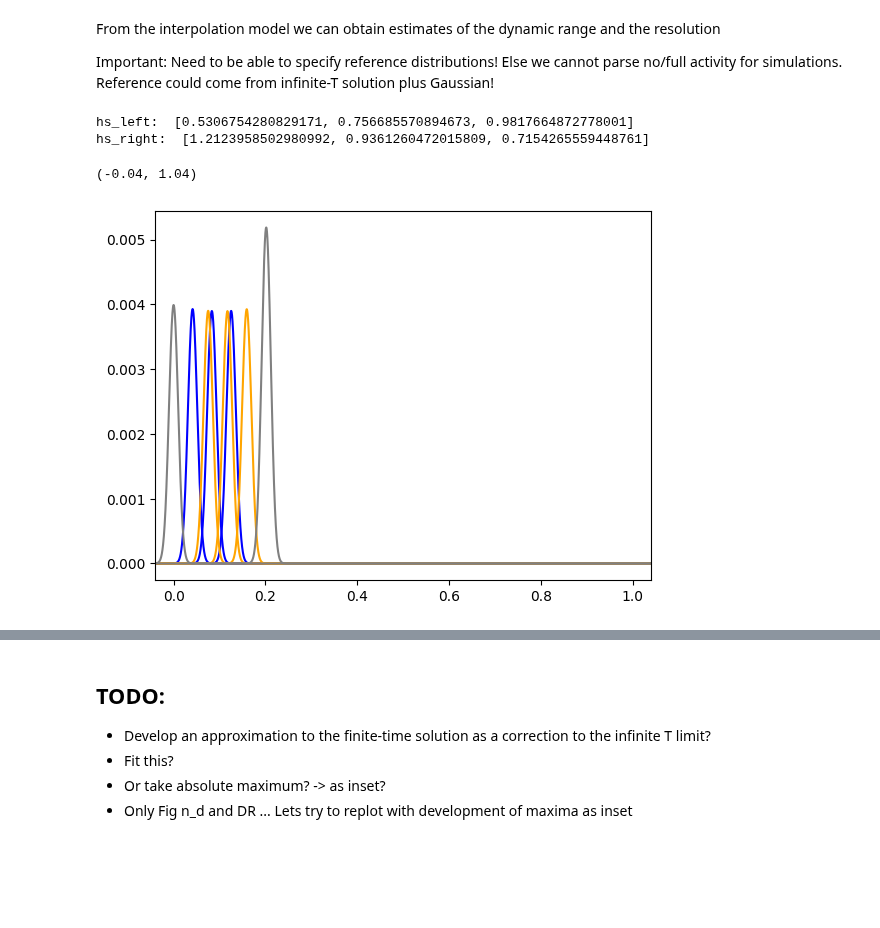
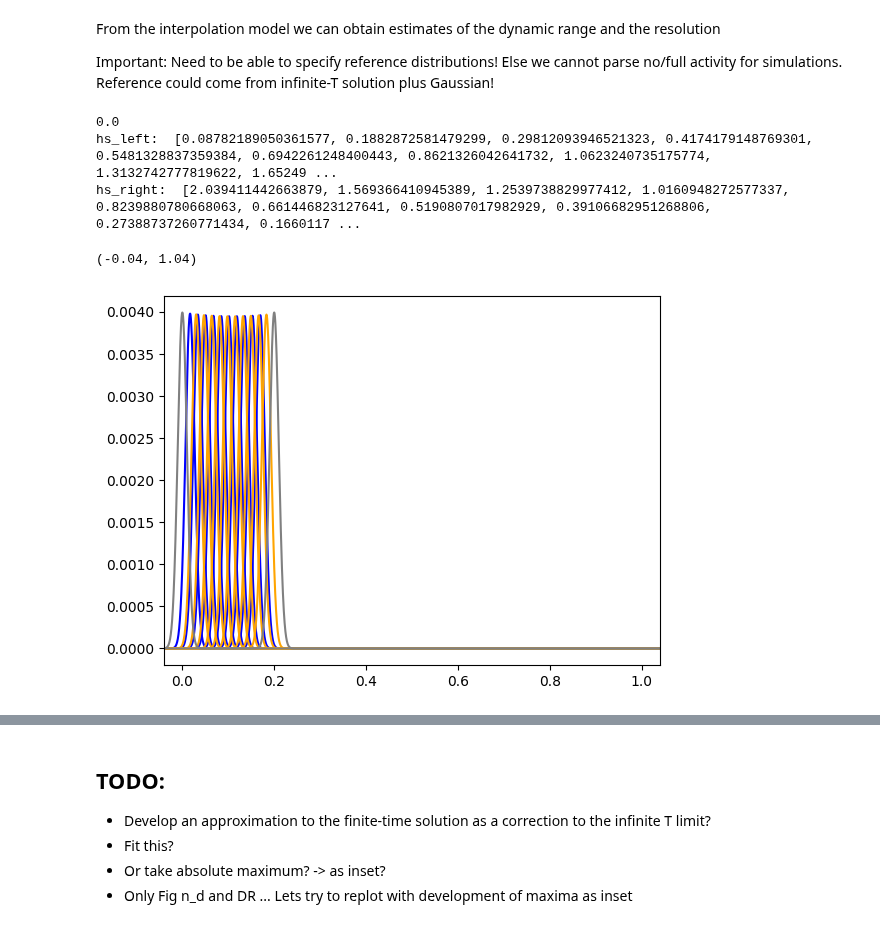
Before and after one commit to sahelazizpour/Finite-Observation-Dynamic-Range, a Jupyter notebook: 0_update/analysis.ipynb, the cells around one changed output, grey strips where cells are left out. Drawn from its saved outputs; the diff is of its cells as text; code cells hidden in the pictures; blank space fills up the shorter version.

```diff
--- a/0_update/analysis.ipynb
+++ b/0_update/analysis.ipynb
@@ -506,25 +520,22 @@ from matplotlib.pyplot import cm
 list_lam = [0.0, 0.9, 0.99, 0.999]
 fig, axes = plt.subplots(len(list_lam),1, figsize=(10, 4*len(list_lam)))
 
-list_hs = np.logspace(-3,2,10)
+list_hs = 10**np.linspace(-4, 1, 6)
 for (i,lam) in enumerate(list_lam):
     color = iter(cm.rainbow(np.linspace(0, 1, len(list_hs))))
-    beta_params = load_beta_params(filename(path_beta_params, 1-lam, sub_typ, window, realization))
-    list_loghs = beta_params['logh'][::17]
-    for logh in list_loghs:
+    for h in list_hs:
+        a,b,loc,scale = df.loc[ (df['window']==1) & (df['lam']==lam) & (df['h']==h) ].values[0][4:]
         c = next(color)
-        # from data as closest match
-        beta_h = beta_h = beta_params.loc[ beta_params['logh'] == logh ]
-        a,b = beta_h['a'].values[0], beta_h['b'].values[0]
-        pmf_beta = stats.beta.pdf(support, a, b)*delta
+        pmf_beta = stats.beta.pdf(support, a, b, loc=loc, scale=scale)*delta
         axes[i].plot(support, pmf_beta, color=c)
-        print(lam, logh, a, b)
-        # from ML
-        pmf_ml = pmf(np.exp(logh), 1-lam)
-        axes[i].plot(support, pmf_ml, color=c)
+        # from ML dashed
+        pmf_ml = ml_pmf(window, lam, h)
+        axes[i].plot(support, pmf_ml, color=c, linestyle='--')
         axes[i].set_xlim(0-4*sigma,1+4*sigma)
         axes[i].set_xlabel("activity")
         axes[i].set_ylabel("probability")
         axes[i].set_title("lambda={}".format(lam))
+        axes[i].set_yscale("log")
+        axes[i].set_ylim(1e-10, 1e0)
 plt.tight_layout()
 # %% [output]
@@ -553,34 +547,36 @@ Important: Need to be able to specify reference distributions! Else we cannot pa
 # %%
 # test discriminable intervals
 lam = 0.0
+window = 1
 def _pmf(h):
-    return pmf(h, 1-lam)
-
-# need delta 1/N to be consistent with the overlap error that is defined on the level of the pmf with activity unit of neurons?
-epsilon=0.02
+    return ml_pmf(window, lam, h)
 
 # has to be in range of data! (lam=0 there is sth odd with the data fit?)
-h_range=[np.exp(-7),np.exp(1)]
-pdf_ref_left = _pmf(h_range[0])
-pdf_ref_right = _pmf(h_range[-1])
+h_range=[10**-4,10]
+# pmf from Gaussians around mean-field solution for h=0 and h->infty
+# support defined above!
+print(mf_activity(lam, mu, 0))
+pmf_ref_left = stats.norm.pdf(support, mf_activity(lam, mu, 0), sigma)*delta
+pmf_ref_right = stats.norm.pdf(support, mf_activity(lam, mu, 1e3), sigma)*delta
 
-hs_left = find_discriminable_inputs(_pmf, h_range, epsilon, start="left")
+hs_left = find_discriminable_inputs(_pmf, h_range, [pmf_ref_left, pmf_ref_right], epsilon, start="left")
 print("hs_left: ", hs_left)
 for h in hs_left:
     plt.plot(support, _pmf(h), color="blue")
 
-hs_right = find_discriminable_inputs(_pmf, h_range, epsilon, start="right")
+hs_right = find_discriminable_inputs(_pmf, h_range, [pmf_ref_left, pmf_ref_right], epsilon, start="right")
 print("hs_right: ", hs_right)
 for h in hs_right:
     plt.plot(support, _pmf(h), color="orange")
 
-plt.plot(support, pdf_ref_left, color="gray")
-plt.plot(support, pdf_ref_right, color="gray")
+plt.plot(support, pmf_ref_left, color="gray")
+plt.plot(support, pmf_ref_right, color="gray")
 plt.xlim(0-4*sigma,1+4*sigma)
 
 # plt.legend()
 # %% [output]
-hs_left:  [0.5306754280829171, 0.756685570894673, 0.9817664872778001]
-hs_right:  [1.2123958502980992, 0.9361260472015809, 0.7154265559448761]
+0.0
+hs_left:  [0.08782189050361577, 0.1882872581479299, 0.29812093946521323, 0.4174179148769301, 0.5481328837359384, 0.6942261248400443, 0.8621326042641732, 1.0623240735175774, 1.3132742777819622, 1.65249 ...
+hs_right:  [2.039411442663879, 1.569366410945389, 1.2539738829977412, 1.0160948272577337, 0.8239880780668063, 0.661446823127641, 0.5190807017982929, 0.39106682951268806, 0.27388737260771434, 0.1660117 ...
 (-0.04, 1.04)
-[figure, old version]
+[figure, new version]
```
Also changed, not shown: parts of 17 cells of this notebook.
